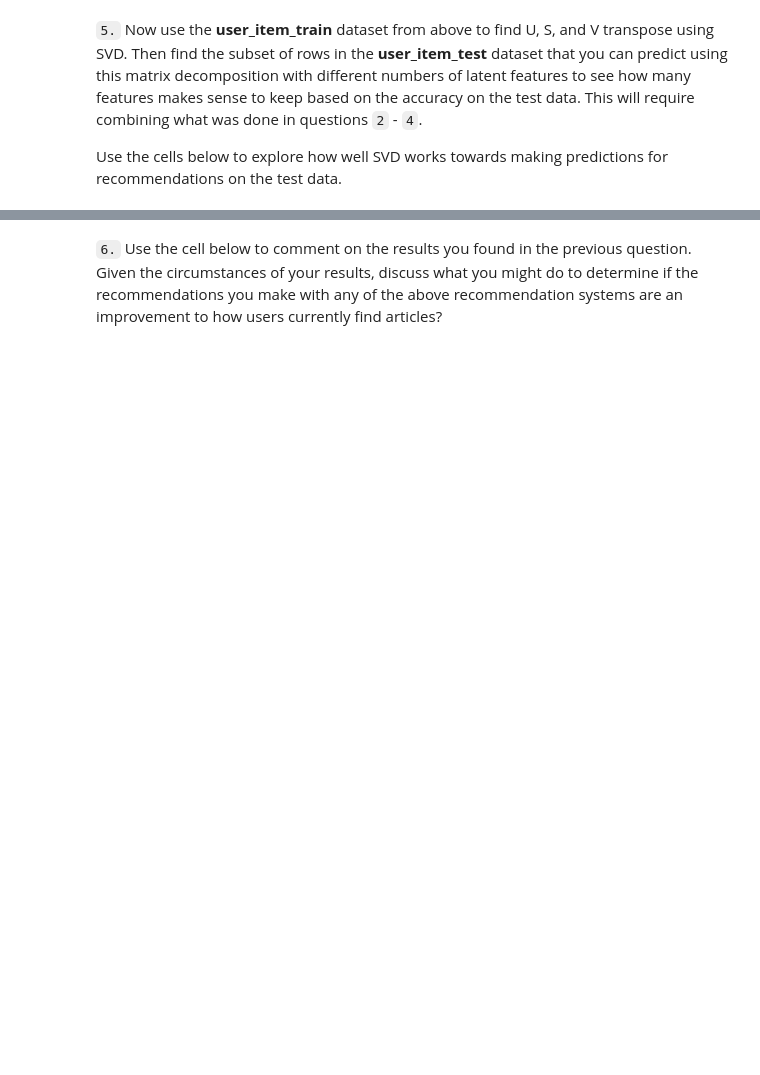
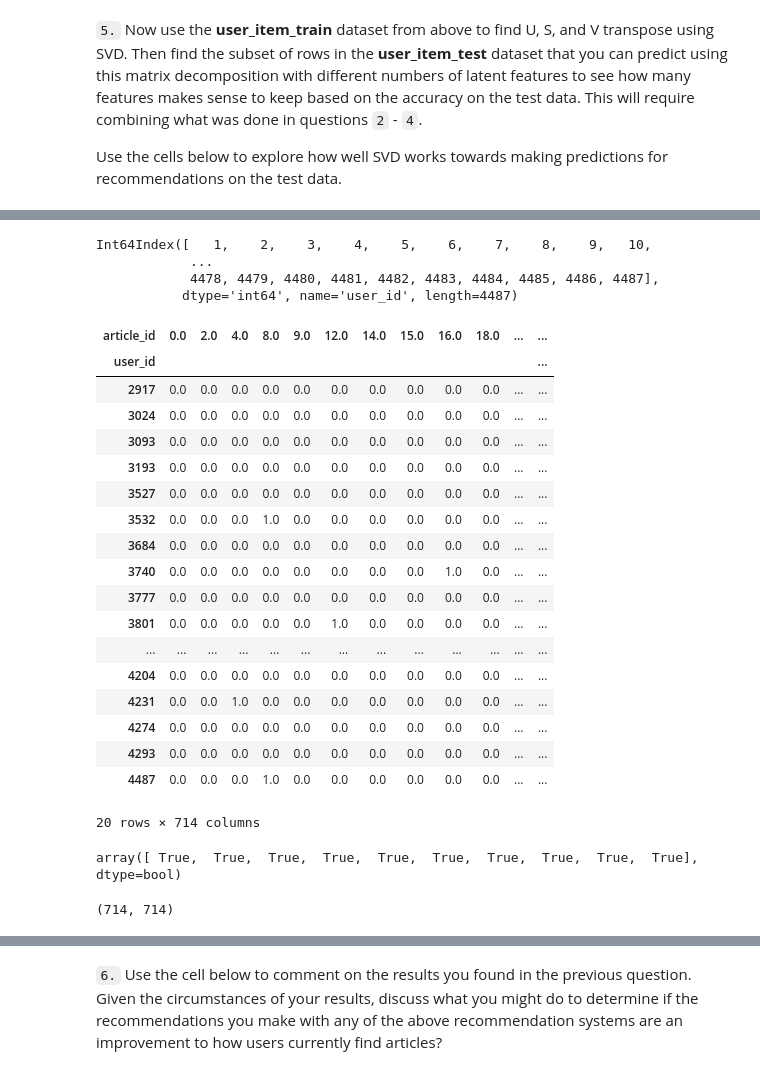
Before and after one commit to ocrush/data_science, a Jupyter notebook: recommendation_system/recommendations_with_ibm.ipynb, the cells around one changed output, grey strips where cells are left out. Saved outputs shown, nothing was run; the diff lists cells and outputs as text; code cells hidden in the pictures; blank space fills up the shorter version.

```diff
--- a/recommendation_system/recommendations_with_ibm.ipynb
+++ b/recommendation_system/recommendations_with_ibm.ipynb
@@ -315,7 +353,9 @@ def create_user_item_matrix(df):
     an article and a 0 otherwise
     '''
     # Fill in the function here
-
+    user_item = df.groupby(['user_id','article_id']).count().unstack().fillna(0)
+    user_item[user_item > 1] = 1.0
+    user_item.columns = user_item.columns.droplevel(0)
     return user_item # return the user_item matrix
 
 user_item = create_user_item_matrix(df)
@@ -362,0 +441,5 @@ print("The 3 most similar users to user 46 are: {}".format(find_similar_users(46
+# %%
+cols = user_item.columns
+ids = cols[(user_item.iloc[0,:] != 0)]
+print(ids)
+df_content[df_content['article_id'].isin(ids)]['doc_full_name'].values.tolist()
@@ -363,2 +477,9 @@ print("The 3 most similar users to user 46 are: {}".format(find_similar_users(46
 # %% [markdown]
 `3.` Now that you have a function that provides the most similar users to each user, you will want to use these users to find articles you can recommend.  Complete the functions below to return the articles you would recommend to each user.
+# %%
+b=[]
+a=[1,2,3]
+b.extend(a)
+print(b)
+b.extend([3,4,5])
+b
@@ -636,6 +966,10 @@ def create_test_and_train_user_item(df_train, df_test):
 
     '''
     # Your code here
+    user_item_train = create_user_item_matrix(df_train)
+    user_item_test = create_user_item_matrix(df_test)
+    test_idx = user_item_test.index.values
+    test_arts = user_item_test.columns.values
 
     return user_item_train, user_item_test, test_idx, test_arts
 
@@ -668,0 +1051,29 @@ u_train, s_train, vt_train = # fit svd similar to above then use the cells below
+# %%
+user_item_train.index
+# %% [output]
+Int64Index([   1,    2,    3,    4,    5,    6,    7,    8,    9,   10,
+            ...
+            4478, 4479, 4480, 4481, 4482, 4483, 4484, 4485, 4486, 4487],
+           dtype='int64', name='user_id', length=4487)
+# %%
+user_item_train[user_item_train.index.isin(user_item_test.index)]
+# %% [output]
+| article_id | 0.0 | 2.0 | 4.0 | 8.0 | 9.0 | 12.0 | 14.0 | 15.0 | 16.0 | 18.0 | ... | ... |
+| user_id |  |  |  |  |  |  |  |  |  |  |  | ... |
+| 2917 | 0.0 | 0.0 | 0.0 | 0.0 | 0.0 | 0.0 | 0.0 | 0.0 | 0.0 | 0.0 | ... | ... |
+| 3024 | 0.0 | 0.0 | 0.0 | 0.0 | 0.0 | 0.0 | 0.0 | 0.0 | 0.0 | 0.0 | ... | ... |
+| 3093 | 0.0 | 0.0 | 0.0 | 0.0 | 0.0 | 0.0 | 0.0 | 0.0 | 0.0 | 0.0 | ... | ... |
+| 3193 | 0.0 | 0.0 | 0.0 | 0.0 | 0.0 | 0.0 | 0.0 | 0.0 | 0.0 | 0.0 | ... | ... |
+| 3527 | 0.0 | 0.0 | 0.0 | 0.0 | 0.0 | 0.0 | 0.0 | 0.0 | 0.0 | 0.0 | ... | ... |
+| 3532 | 0.0 | 0.0 | 0.0 | 1.0 | 0.0 | 0.0 | 0.0 | 0.0 | 0.0 | 0.0 | ... | ... |
+| 3684 | 0.0 | 0.0 | 0.0 | 0.0 | 0.0 | 0.0 | 0.0 | 0.0 | 0.0 | 0.0 | ... | ... |
+| 3740 | 0.0 | 0.0 | 0.0 | 0.0 | 0.0 | 0.0 | 0.0 | 0.0 | 1.0 | 0.0 | ... | ... |
+| 3777 | 0.0 | 0.0 | 0.0 | 0.0 | 0.0 | 0.0 | 0.0 | 0.0 | 0.0 | 0.0 | ... | ... |
+| 3801 | 0.0 | 0.0 | 0.0 | 0.0 | 0.0 | 1.0 | 0.0 | 0.0 | 0.0 | 0.0 | ... | ... |
+| ... | ... | ... | ... | ... | ... | ... | ... | ... | ... | ... | ... | ... |
+| 4204 | 0.0 | 0.0 | 0.0 | 0.0 | 0.0 | 0.0 | 0.0 | 0.0 | 0.0 | 0.0 | ... | ... |
+| 4231 | 0.0 | 0.0 | 1.0 | 0.0 | 0.0 | 0.0 | 0.0 | 0.0 | 0.0 | 0.0 | ... | ... |
+| 4274 | 0.0 | 0.0 | 0.0 | 0.0 | 0.0 | 0.0 | 0.0 | 0.0 | 0.0 | 0.0 | ... | ... |
+| 4293 | 0.0 | 0.0 | 0.0 | 0.0 | 0.0 | 0.0 | 0.0 | 0.0 | 0.0 | 0.0 | ... | ... |
+| 4487 | 0.0 | 0.0 | 0.0 | 1.0 | 0.0 | 0.0 | 0.0 | 0.0 | 0.0 | 0.0 | ... | ... |
+20 rows × 714 columns
@@ -668,0 +1082,9 @@ u_train, s_train, vt_train = # fit svd similar to above then use the cells below
+# %%
+common_articles = (user_item_test.columns.isin(user_item_train.columns))
+common_articles[:10]
+# %% [output]
+array([ True,  True,  True,  True,  True,  True,  True,  True,  True,  True], dtype=bool)
+# %%
+vt_train.shape
+# %% [output]
+(714, 714)
```
Also changed, not shown: parts of 56 cells of this notebook.
